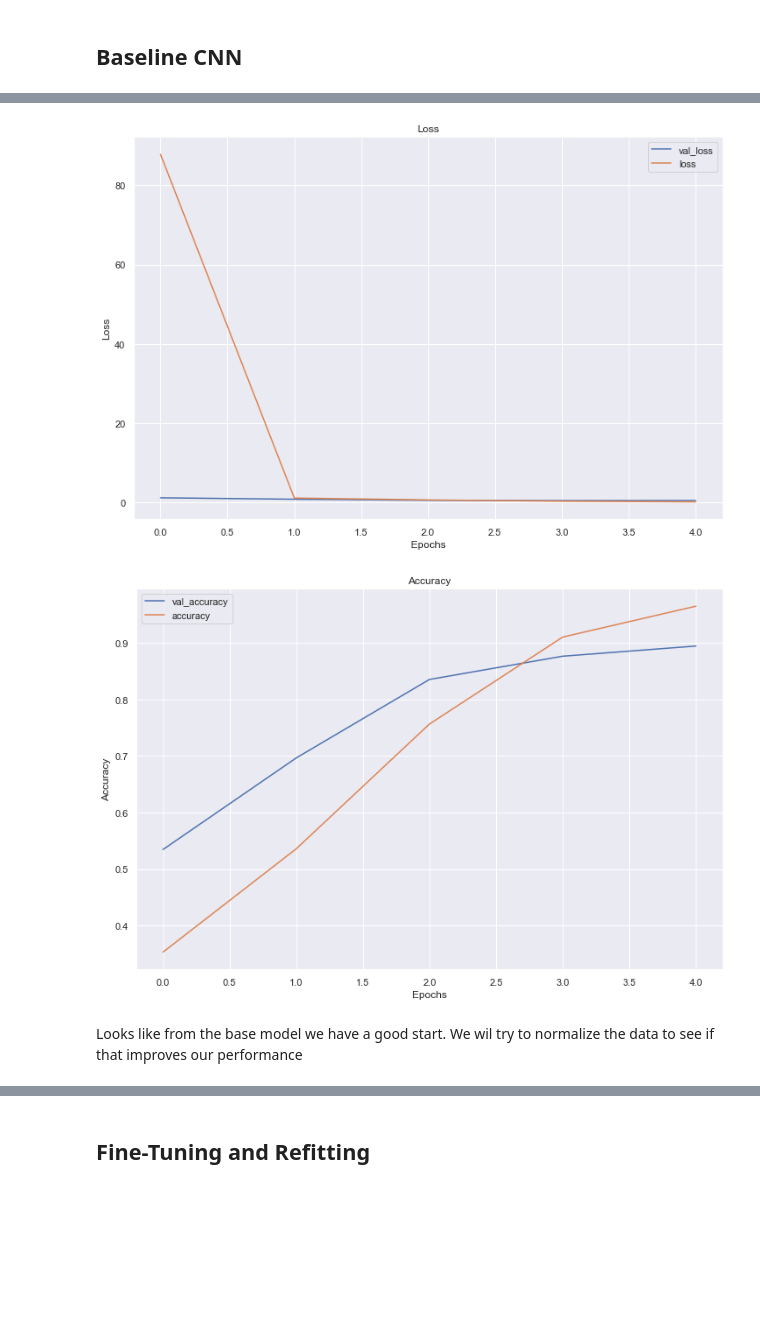
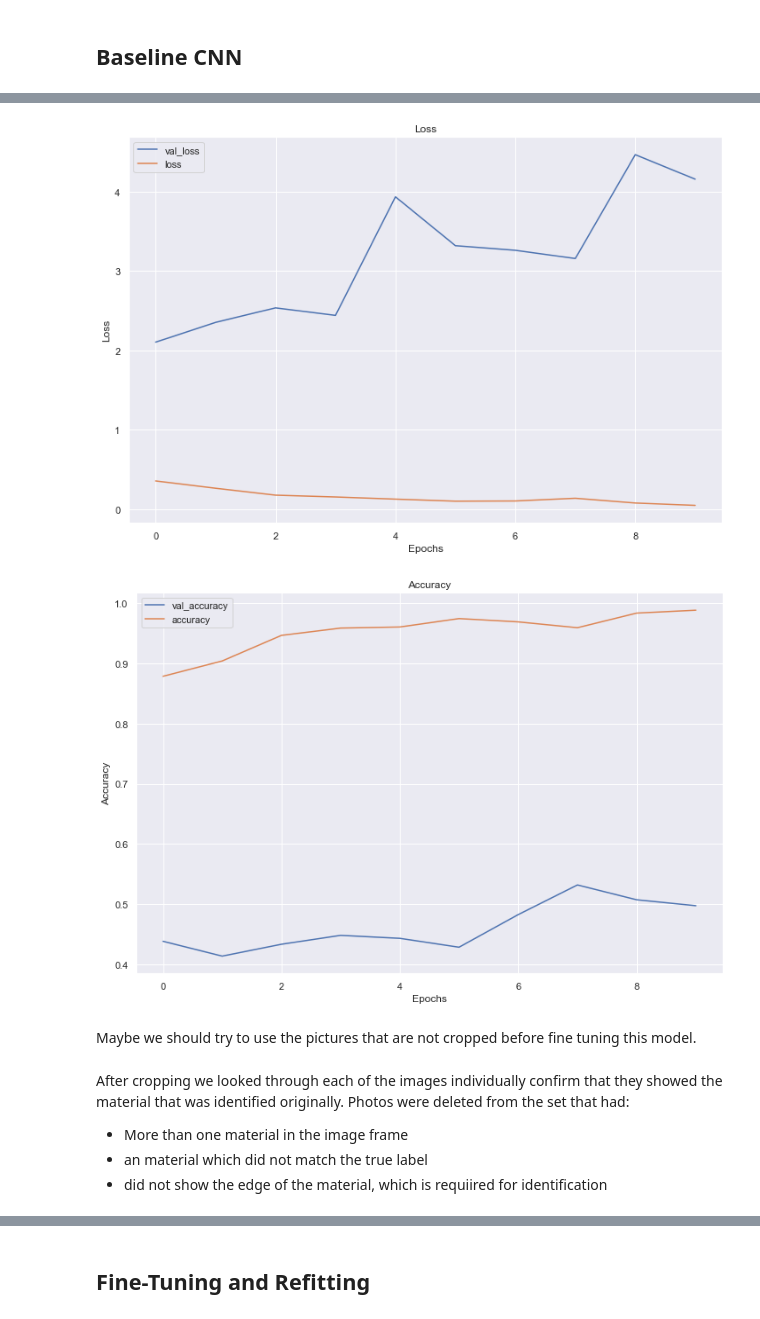
Before and after one commit to tfuger10/Material-Identification, a Jupyter notebook: Notebook.ipynb, the cells around one changed output, grey strips where cells are left out. Drawn from its saved outputs; the diff is of its cells as text; code cells hidden in the pictures; blank space fills up the shorter version.

```diff
--- a/Notebook.ipynb
+++ b/Notebook.ipynb
@@ -259,25 +274,25 @@ num_classes
 ## Baseline CNN
 # %%
 # Create baseline model
-base_model = models.Sequential()
+base_model0 = models.Sequential()
 
 # Add the appropriate layers
-base_model.add(layers.Conv2D(32, (3, 3), activation='relu',
+base_model0.add(layers.Conv2D(32, (3, 3), activation='relu',
                         input_shape=(img_height, img_width, 3)))
-base_model.add(layers.MaxPooling2D())
+base_model0.add(layers.MaxPooling2D())
 
-base_model.add(layers.Conv2D(32, (4, 4), activation='relu'))
-base_model.add(layers.MaxPooling2D())
+base_model0.add(layers.Conv2D(32, (4, 4), activation='relu'))
+base_model0.add(layers.MaxPooling2D())
 
-base_model.add(layers.Conv2D(64, (3, 3), activation='relu'))
-base_model.add(layers.MaxPooling2D())
+base_model0.add(layers.Conv2D(64, (3, 3), activation='relu'))
+base_model0.add(layers.MaxPooling2D())
 
-base_model.add(layers.Flatten())
-base_model.add(layers.Dense(64, activation='relu'))
-base_model.add(layers.Dense(num_classes, activation='softmax'))
+base_model0.add(layers.Flatten())
+base_model0.add(layers.Dense(64, activation='relu'))
+base_model0.add(layers.Dense(num_classes, activation='softmax'))
 # %%
 # Compile the model
-base_model.compile(loss=tf.keras.losses.CategoricalCrossentropy(),
+base_model0.compile(loss=tf.keras.losses.CategoricalCrossentropy(),
               optimizer="adam",
               metrics=['accuracy'])
 # %%
@@ -309,8 +323,0 @@ plot_model(base_model, show_shapes=True, show_layer_names=True)
-# %%
-
-epochs=5
-history = base_model.fit(
-  train_data,
-  validation_data=val_data,
-  epochs=epochs
-)
@@ -332,0 +324,7 @@ base_model.evaluate(test_data)
+# %%
+epochs=10
+bm0_history = base_model0.fit(
+  base_model0_train_data,
+  validation_data=base_model0_val_data,
+  epochs=epochs
+)
@@ -351,9 +402,14 @@ def visualize_training_results(results):
     plt.ylabel('Accuracy')
     plt.show()
 # %%
-visualize_training_results(history)
+visualize_training_results(bm0_history)
 # %% [output]
-[figure, old version]
+[figure, new version]
-[figure, old version]
+[figure, new version]
-# %% [markdown]
-Looks like from the base model we have a good start. We wil try to normalize the data to see if that improves our performance
+# %% [markdown]
+Maybe we should try to use the pictures that are not cropped before fine tuning this model.
+# %% [markdown]
+After cropping we looked through each of the images individually confirm that they showed the material that was identified originally. Photos were deleted from the set that had:
+- More than one material in the image frame
+- an material which did not match the true label
+- did not show the edge of the material, which is requiired for identification
```
Also changed, not shown: parts of 50 cells of this notebook, 3 other files.
